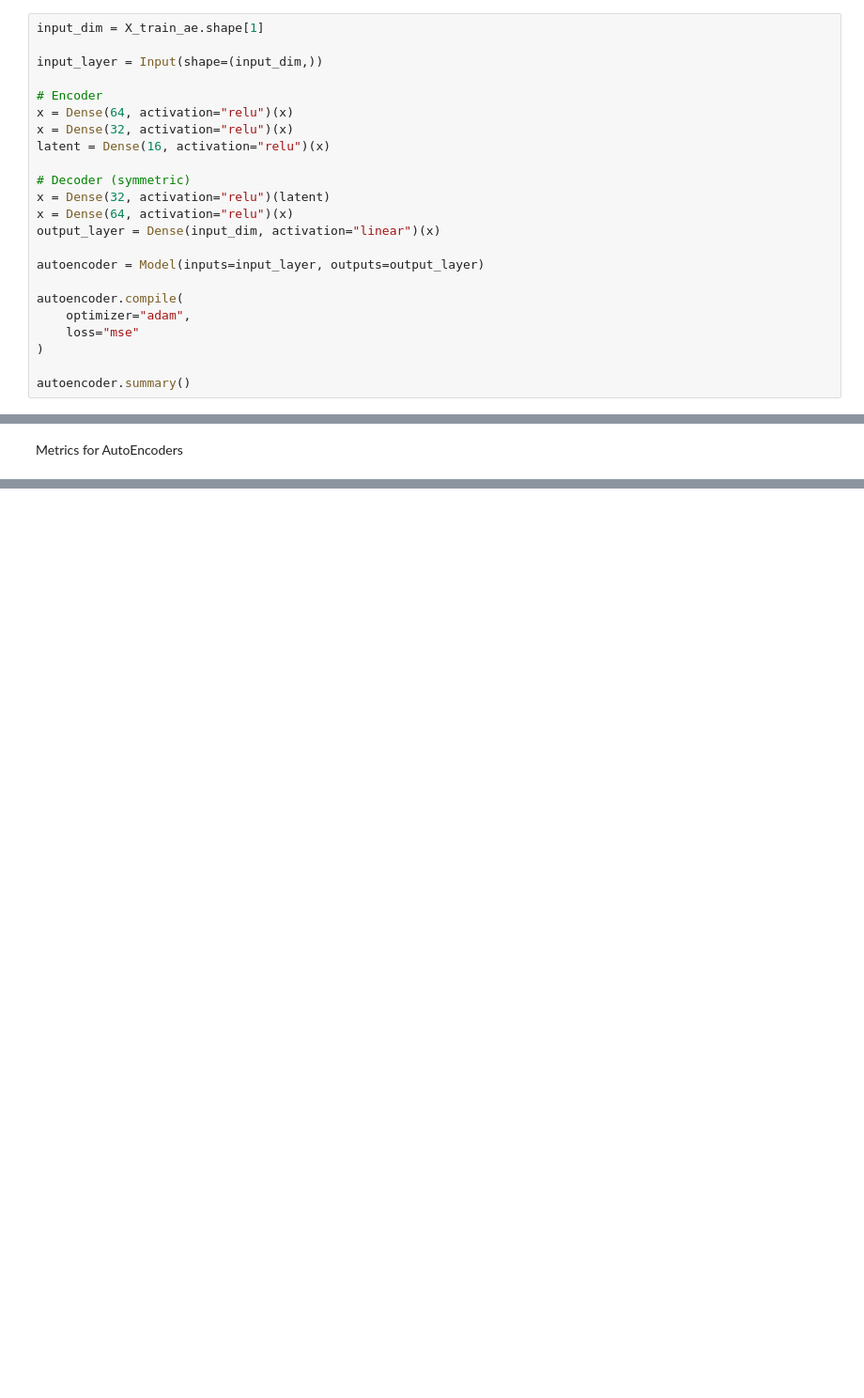
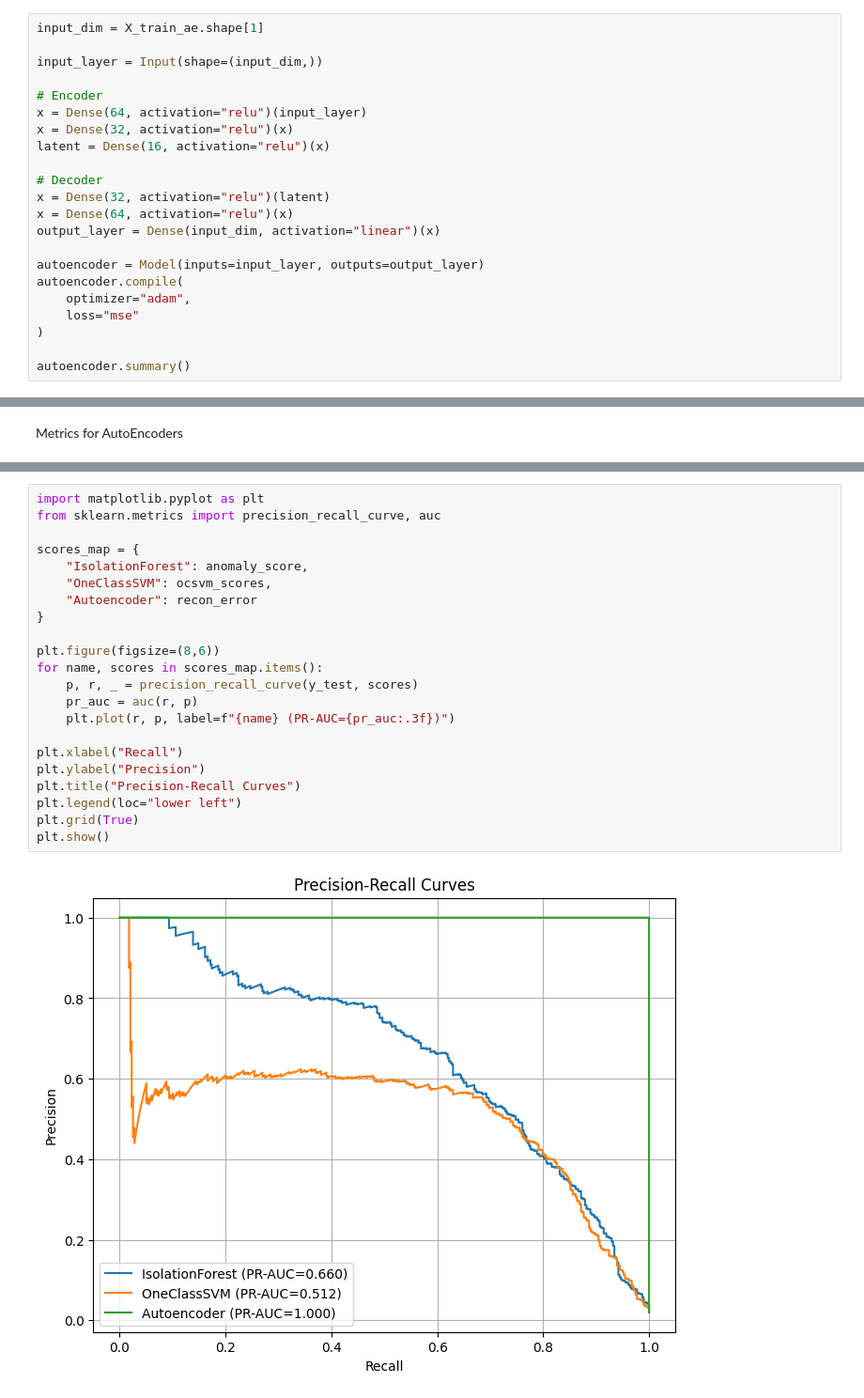
Before and after one commit to subramanya-VS/anomaly_detection, a Jupyter notebook: models.ipynb, the cells around one changed output, grey strips where cells are left out. Shown at 94% size. Drawn from its saved outputs; the diff is of its cells as text; blank space fills up the shorter version.

```diff
--- a/models.ipynb
+++ b/models.ipynb
@@ -193,17 +200,16 @@ input_dim = X_train_ae.shape[1]
 input_layer = Input(shape=(input_dim,))
 
 # Encoder
-x = Dense(64, activation="relu")(x)
+x = Dense(64, activation="relu")(input_layer)
 x = Dense(32, activation="relu")(x)
 latent = Dense(16, activation="relu")(x)
 
-# Decoder (symmetric)
+# Decoder
 x = Dense(32, activation="relu")(latent)
 x = Dense(64, activation="relu")(x)
 output_layer = Dense(input_dim, activation="linear")(x)
 
 autoencoder = Model(inputs=input_layer, outputs=output_layer)
-
 autoencoder.compile(
     optimizer="adam",
     loss="mse"
@@ -358,0 +396,24 @@ Precision: 0.9925, Recall: 1.0000, F1: 0.9962
+# %%
+import matplotlib.pyplot as plt
+from sklearn.metrics import precision_recall_curve, auc
+
+scores_map = {
+    "IsolationForest": anomaly_score,
+    "OneClassSVM": ocsvm_scores,
+    "Autoencoder": recon_error
+}
+
+plt.figure(figsize=(8,6))
+for name, scores in scores_map.items():
+    p, r, _ = precision_recall_curve(y_test, scores)
+    pr_auc = auc(r, p)
+    plt.plot(r, p, label=f"{name} (PR-AUC={pr_auc:.3f})")
+
+plt.xlabel("Recall")
+plt.ylabel("Precision")
+plt.title("Precision-Recall Curves")
+plt.legend(loc="lower left")
+plt.grid(True)
+plt.show()
+# %% [output]
+[figure, added]
```
Also changed, not shown: parts of 8 cells of this notebook, 1 other file.
